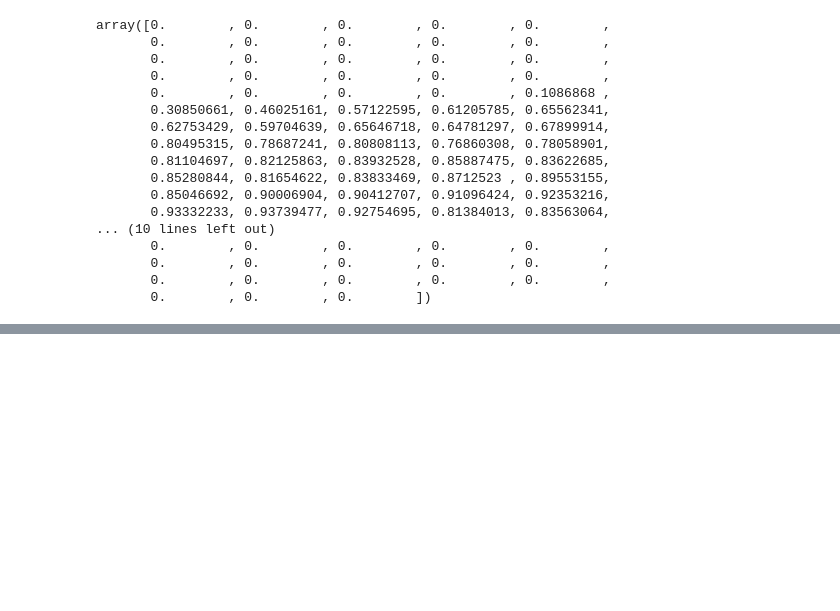
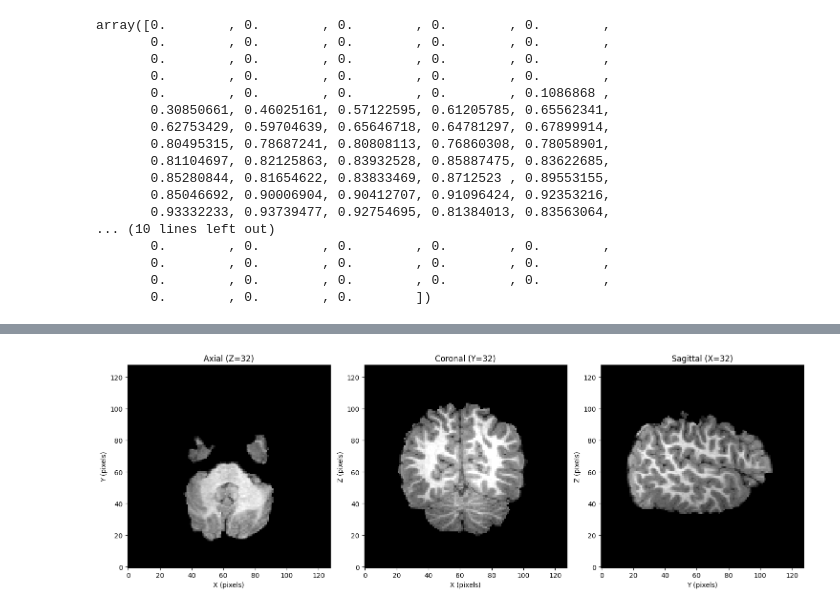
Before and after one commit to eplarocco/CHMCorr_Autism_Research, a Jupyter notebook: 02_EDA.ipynb, the cells around one changed output, grey strips where cells are left out. Saved outputs shown, nothing was run; the diff lists cells and outputs as text; code cells hidden in the pictures; blank space fills up the shorter version.

```diff
--- a/02_EDA.ipynb
+++ b/02_EDA.ipynb
@@ -576,0 +583,40 @@ plt.show()
+# %%
+mid_x = data.shape[0] // 2
+mid_y = data.shape[1] // 2
+mid_z = data.shape[2] // 2
+
+low_x = mid_x - 32
+low_y = mid_y - 32
+low_z = mid_z - 32
+
+high_x = mid_x + 32
+high_y = mid_y + 32
+high_z = mid_z + 32
+# %%
+# Lowest Slices
+
+# Plot using matplotlib
+fig, axes = plt.subplots(1, 3, figsize=(15, 5))
+
+# Axial (Z slice)
+axes[0].imshow(data[:, :, low_z].T, cmap='gray', origin='lower')
+axes[0].set_title(f'Axial (Z={low_z})')
+axes[0].set_xlabel('X (pixels)')
+axes[0].set_ylabel('Y (pixels)')
+
+# Coronal (Y slice)
+axes[1].imshow(data[:, low_y, :].T, cmap='gray', origin='lower')
+axes[1].set_title(f'Coronal (Y={low_y})')
+axes[1].set_xlabel('X (pixels)')
+axes[1].set_ylabel('Z (pixels)')
+
+# Sagittal (X slice)
+axes[2].imshow(data[low_x, :, :].T, cmap='gray', origin='lower')
+axes[2].set_title(f'Sagittal (X={low_x})')
+axes[2].set_xlabel('Y (pixels)')
+axes[2].set_ylabel('Z (pixels)')
+
+plt.tight_layout()
+plt.show()
+# %% [output]
+[figure, added]
```
Also changed, not shown: parts of 9 cells of this notebook, 1 other file.
